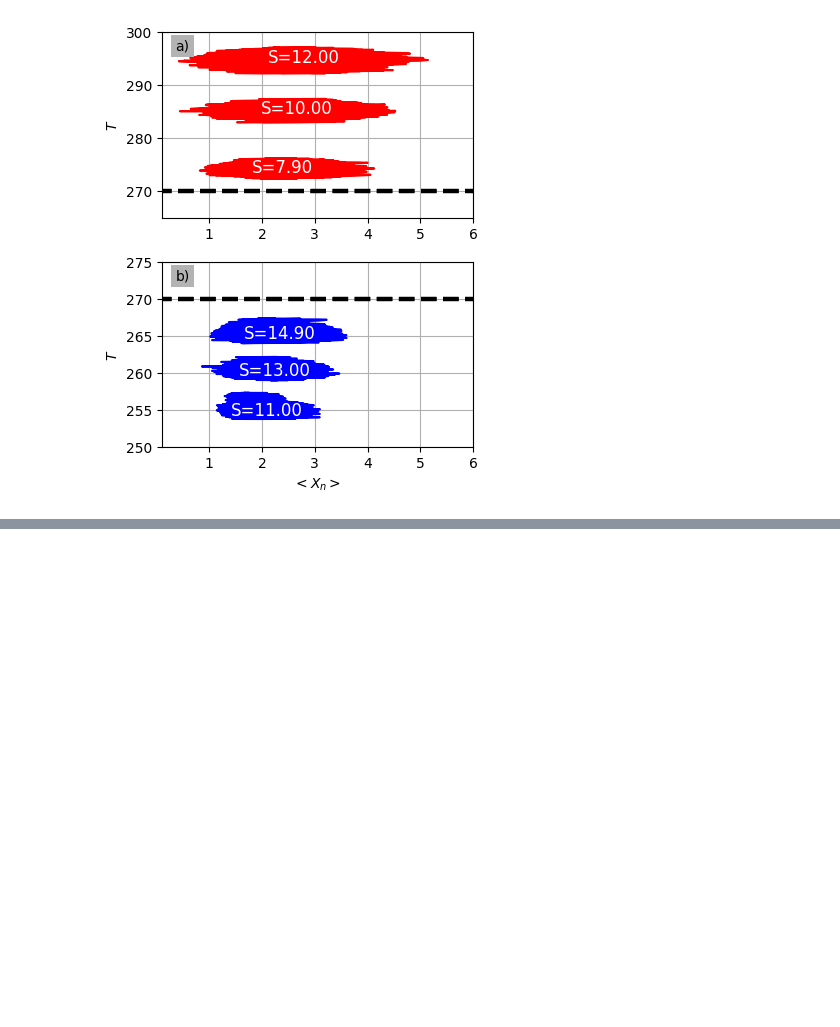
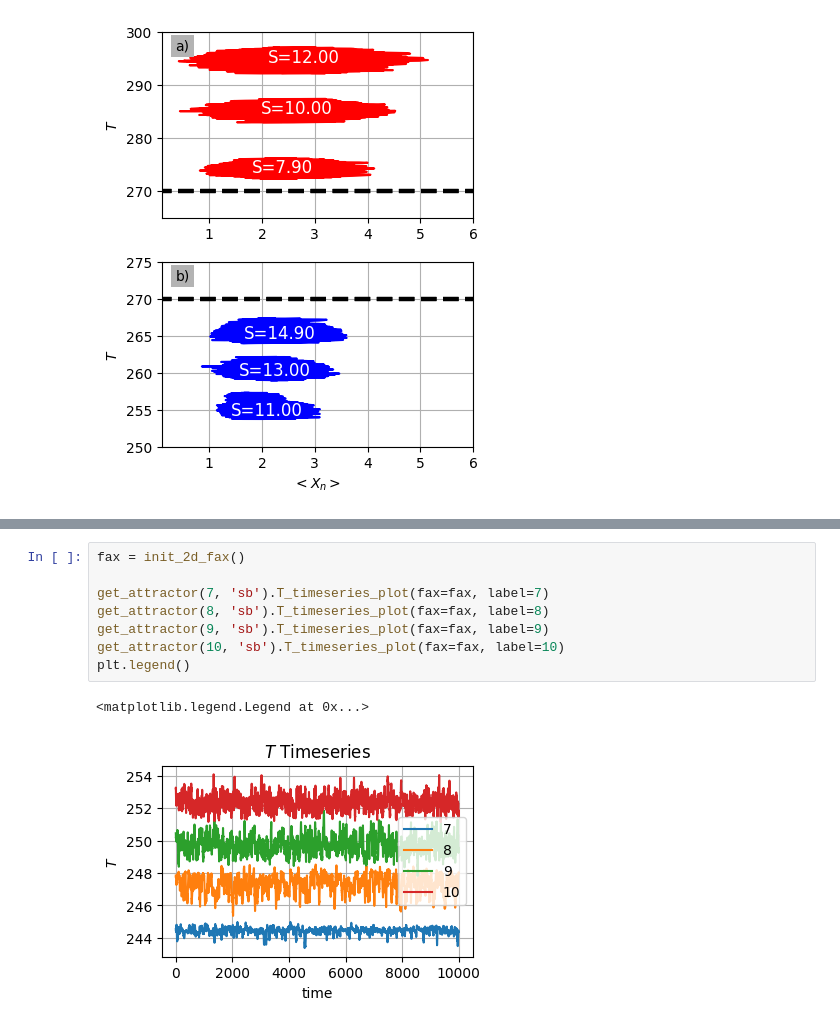
Before and after one commit to CalvinNesbitt/l96_ebm_boundary_crisis, a Jupyter notebook: notebooks/Boundary-Crisis.ipynb, the cells around one changed output, grey strips where cells are left out. Cells and saved outputs as stored; diff of their text form; blank space fills up the shorter version.

```diff
--- a/notebooks/Boundary-Crisis.ipynb
+++ b/notebooks/Boundary-Crisis.ipynb
@@ -101,0 +122,11 @@ fig.tight_layout()
+# %%
+fax = init_2d_fax()
+
+get_attractor(7, 'sb').T_timeseries_plot(fax=fax, label=7)
+get_attractor(8, 'sb').T_timeseries_plot(fax=fax, label=8)
+get_attractor(9, 'sb').T_timeseries_plot(fax=fax, label=9)
+get_attractor(10, 'sb').T_timeseries_plot(fax=fax, label=10)
+plt.legend()
+# %% [output]
+<matplotlib.legend.Legend at 0x...>
+[figure, added]
```
Also changed, not shown: parts of 4 cells of this notebook, 3 other files.
